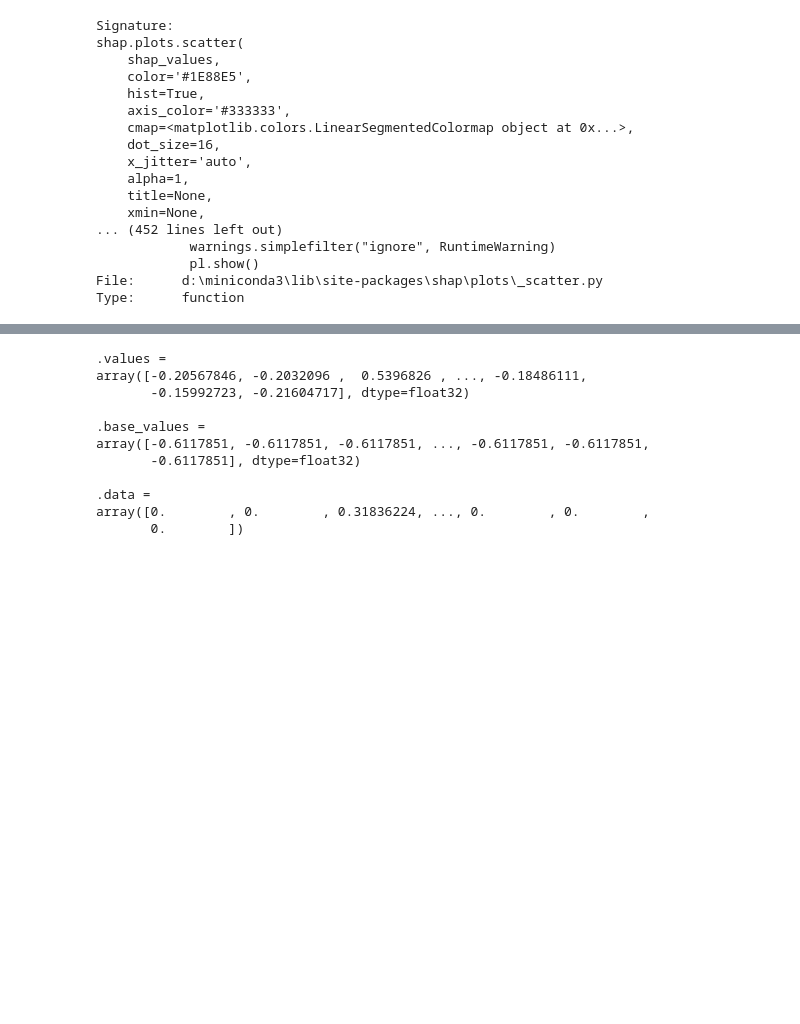
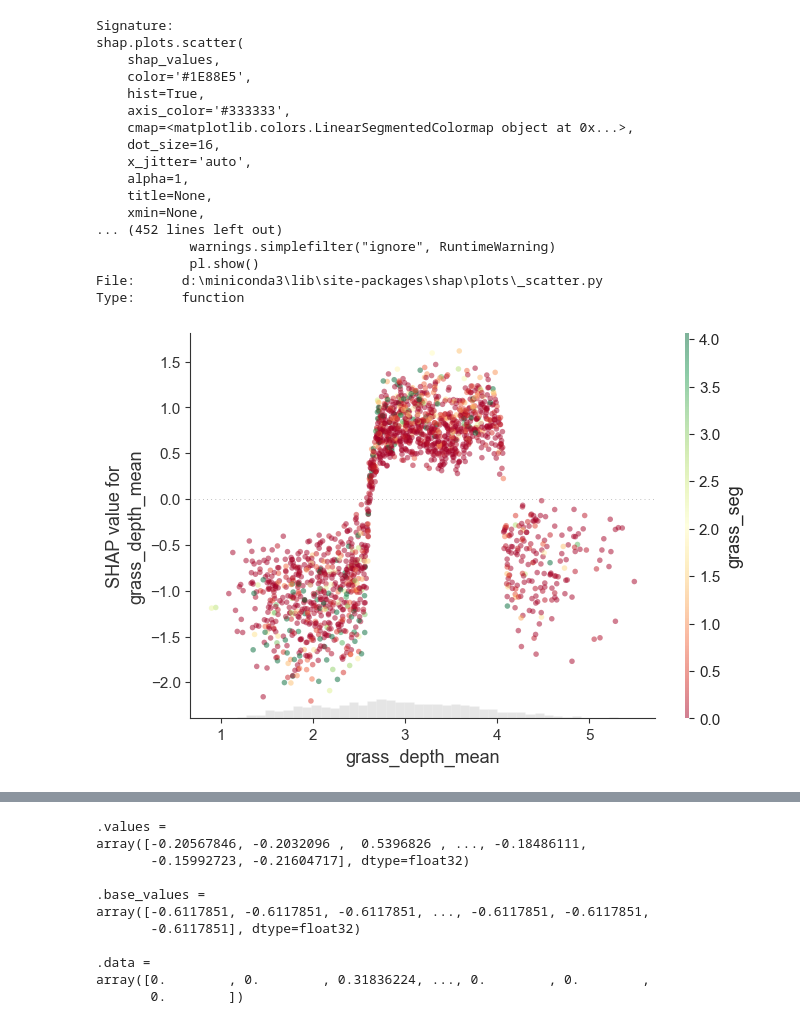
Before and after one commit to MMHHRR/Perception_distance, a Jupyter notebook: code/restoration_depth.ipynb, the cells around one changed output, grey strips where cells are left out. Cells and saved outputs as stored; diff of their text form; code cells hidden in the pictures; blank space fills up the shorter version.

```diff
--- a/code/restoration_depth.ipynb
+++ b/code/restoration_depth.ipynb
@@ -343,5 +589,13 @@ shap.plots.scatter(
             pl.show()
 File:      d:\miniconda3\lib\site-packages\shap\plots\_scatter.py
 Type:      function
+# %%
+sns.set_style('white')
+
+import matplotlib.pyplot as plt
+shap.plots.scatter(shap_values[:, 0], color=shap_values[:, 13], cmap="RdYlGn", alpha=0.5, show=False)
+plt.savefig("D:/desk/grass_shap.png",dpi = 600,)
+# %% [output]
+[figure, added]
 # %%
 import matplotlib.pyplot as plt
```
Also changed, not shown: parts of 26 cells of this notebook.
